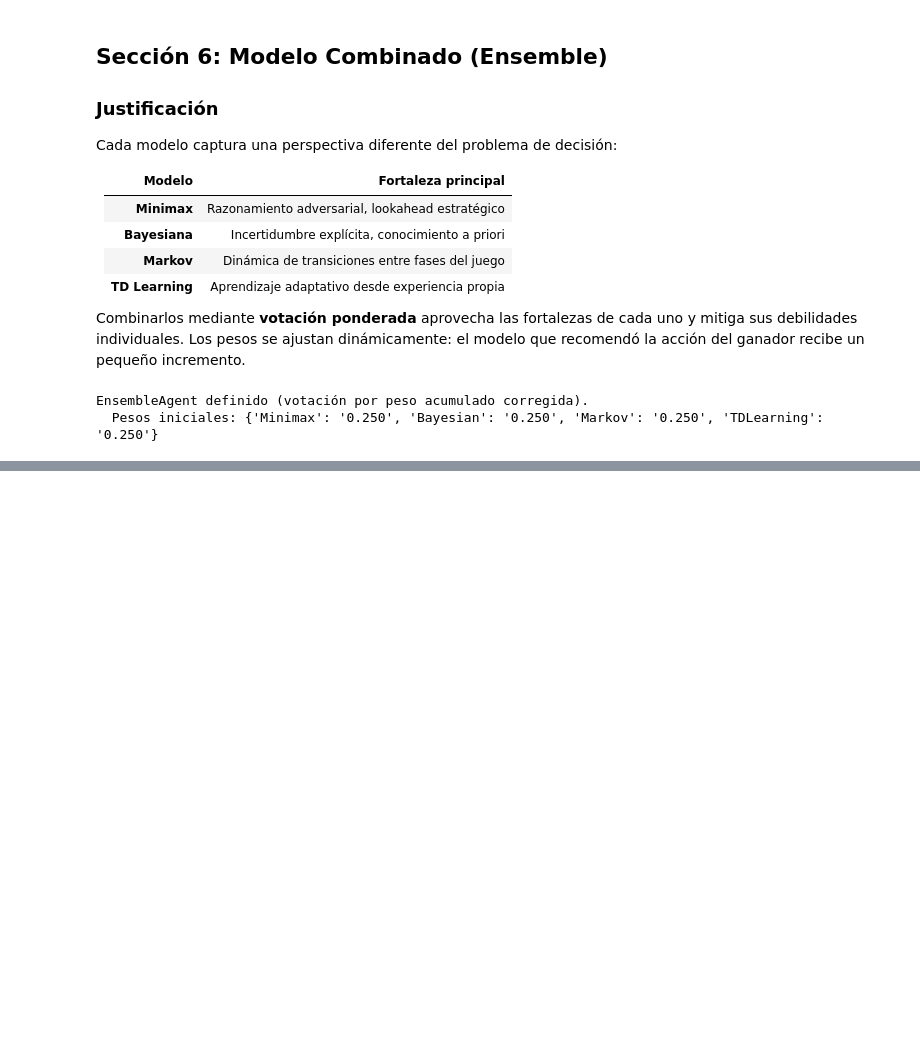
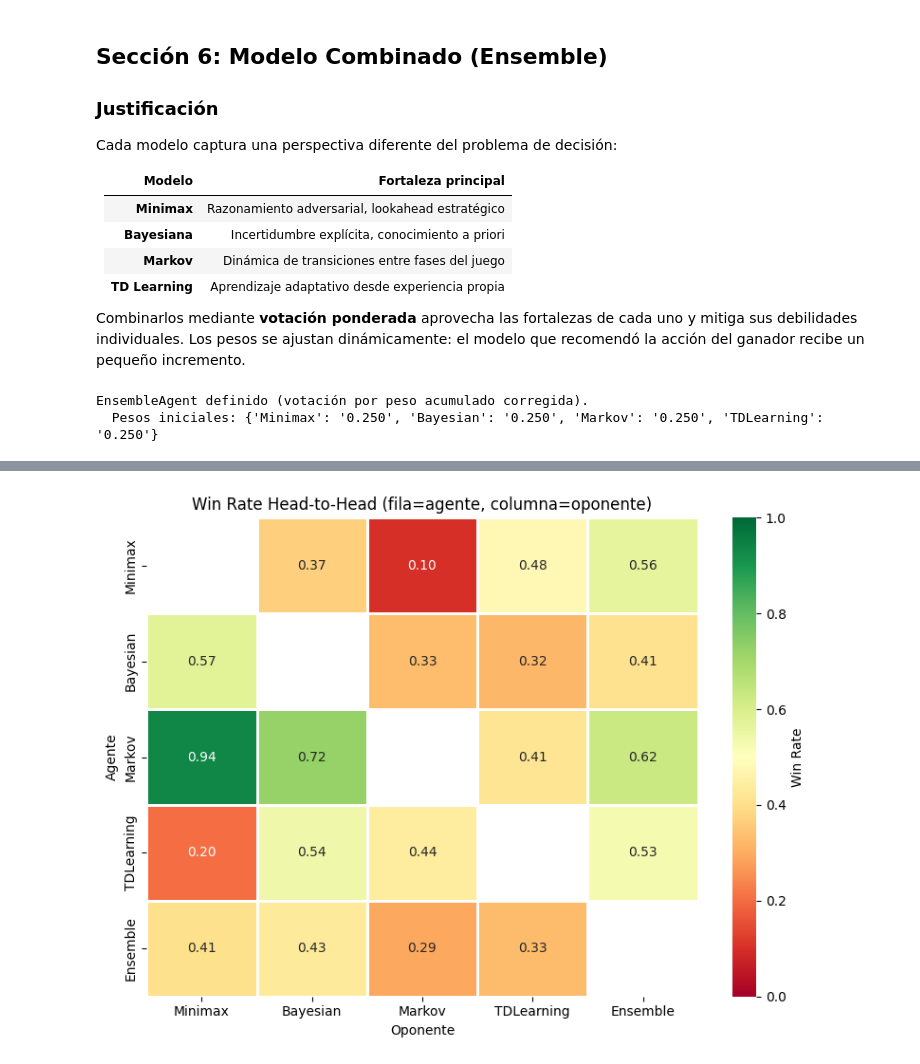
Before and after one commit to Branuvg/AI_PROY_FINAL, a Jupyter notebook: poker_ia_comparativa_final.ipynb, the cells around one changed output, grey strips where cells are left out. Drawn from its saved outputs; the diff is of its cells as text; code cells hidden in the pictures; blank space fills up the shorter version.

```diff
--- a/poker_ia_comparativa_final.ipynb
+++ b/poker_ia_comparativa_final.ipynb
@@ -1980,0 +2291,22 @@ EnsembleAgent definido (votación por peso acumulado corregida).
+# %%
+# Heatmap head-to-head
+heatmap_data = pd.pivot_table(
+    rr_df, values='WinRate', index='Agent', columns='Opponent', aggfunc='mean'
+)
+# Reordenar
+heatmap_data = heatmap_data.reindex(index=agent_names, columns=agent_names)
+
+fig, ax = plt.subplots(figsize=(8, 6))
+mask = np.eye(len(agent_names), dtype=bool)
+sns.heatmap(
+    heatmap_data, annot=True, fmt='.2f', cmap='RdYlGn',
+    vmin=0, vmax=1, linewidths=1, ax=ax,
+    mask=mask, cbar_kws={'label': 'Win Rate'},
+)
+ax.set_title('Win Rate Head-to-Head (fila=agente, columna=oponente)', fontsize=12)
+ax.set_xlabel('Oponente')
+ax.set_ylabel('Agente')
+plt.tight_layout()
+plt.show()
+# %% [output]
+[figure, added]
```
Also changed, not shown: parts of 7 cells of this notebook.
